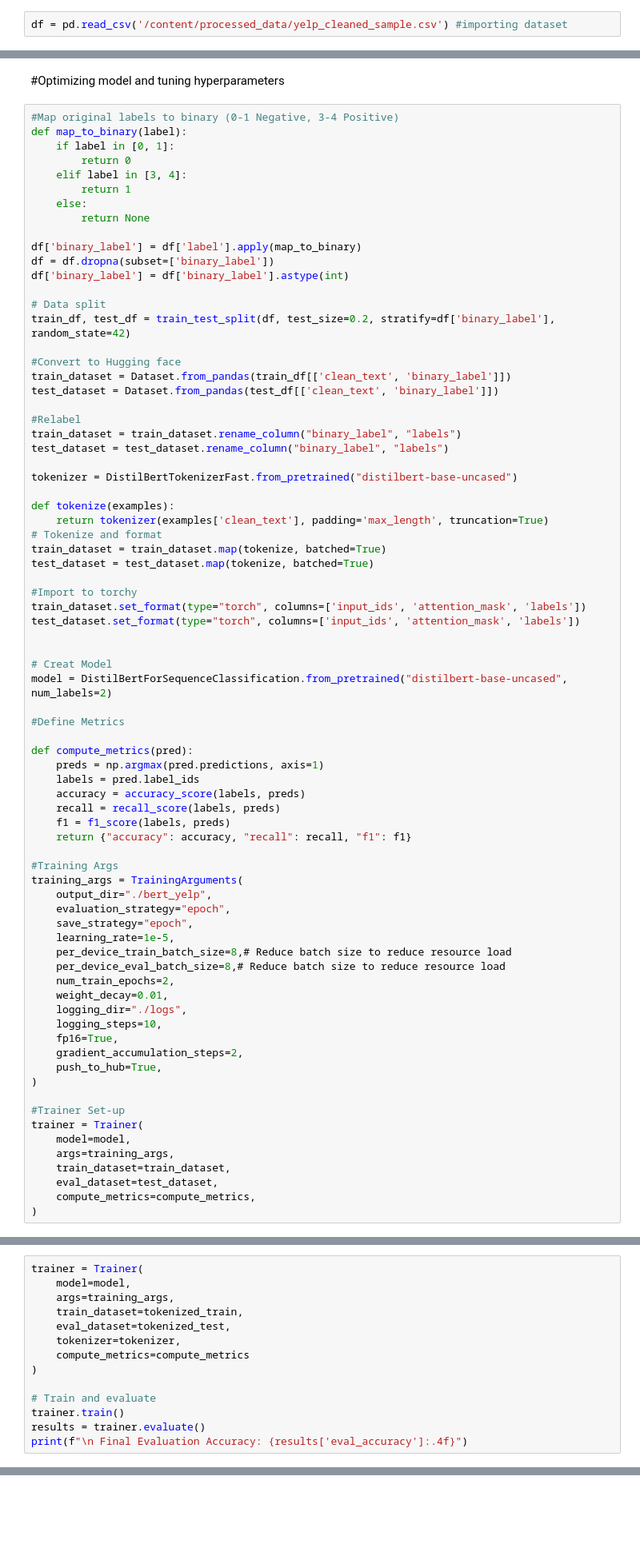
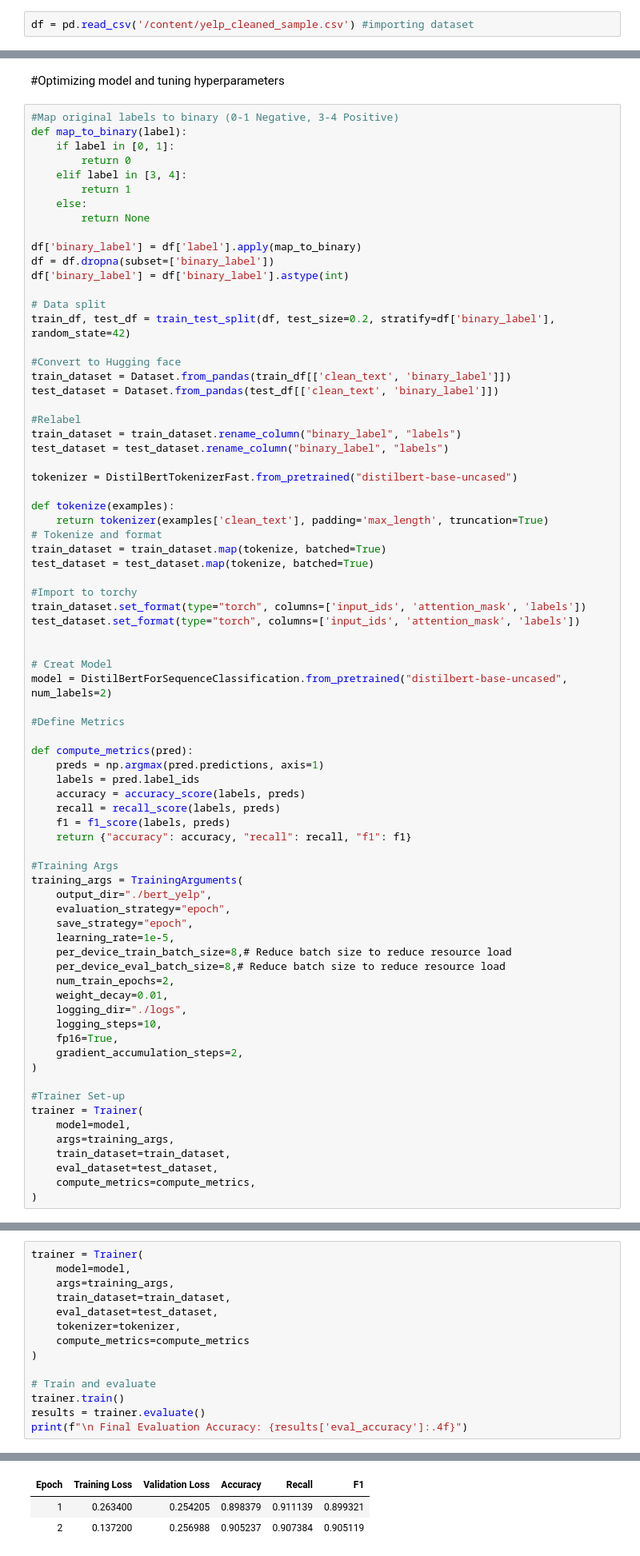
Before and after one commit to ryanlaict/LLM-Project, a Jupyter notebook: notebooks/4-optimization.ipynb, the cells around one changed output, grey strips where cells are left out. Shown at 80% size. Saved outputs shown, nothing was run; the diff lists cells and outputs as text; blank space fills up the shorter version.

```diff
--- a/notebooks/4-optimization.ipynb
+++ b/notebooks/4-optimization.ipynb
@@ -1,5 +62,5 @@
 # %%
-df = pd.read_csv('/content/processed_data/yelp_cleaned_sample.csv') #importing dataset
+df = pd.read_csv('/content/yelp_cleaned_sample.csv') #importing dataset
 # %%
 #Import Libraries
 from datasets import Dataset
@@ -84,7 +145,6 @@ training_args = TrainingArguments(
     logging_steps=10,
     fp16=True,
     gradient_accumulation_steps=2,
-    push_to_hub=True,
 )
 
 #Trainer Set-up
@@ -99,8 +172,8 @@ trainer = Trainer(
 trainer = Trainer(
     model=model,
     args=training_args,
-    train_dataset=tokenized_train,
-    eval_dataset=tokenized_test,
+    train_dataset=train_dataset,
+    eval_dataset=test_dataset,
     tokenizer=tokenizer,
     compute_metrics=compute_metrics
 )
@@ -109,3 +182,4 @@ trainer = Trainer(
 trainer.train()
 results = trainer.evaluate()
 print(f"\n Final Evaluation Accuracy: {results['eval_accuracy']:.4f}")
+# %% [output]
@@ -111,0 +204,3 @@ print(f"\n Final Evaluation Accuracy: {results['eval_accuracy']:.4f}")
+| Epoch | Training Loss | Validation Loss | Accuracy | Recall | F1 |
+| 1 | 0.263400 | 0.254205 | 0.898379 | 0.911139 | 0.899321 |
+| 2 | 0.137200 | 0.256988 | 0.905237 | 0.907384 | 0.905119 |
```
Also changed, not shown: parts of 4 cells of this notebook.
